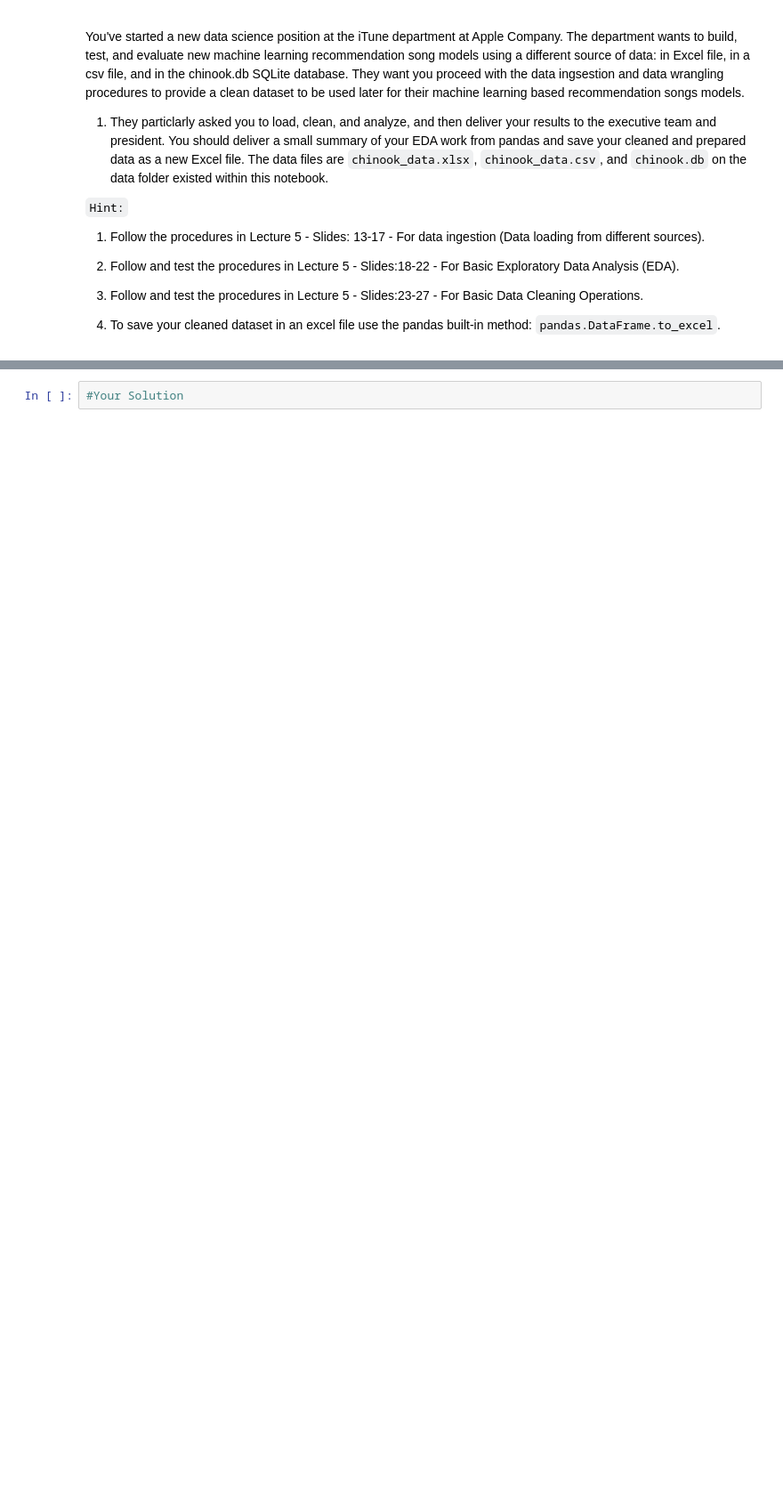
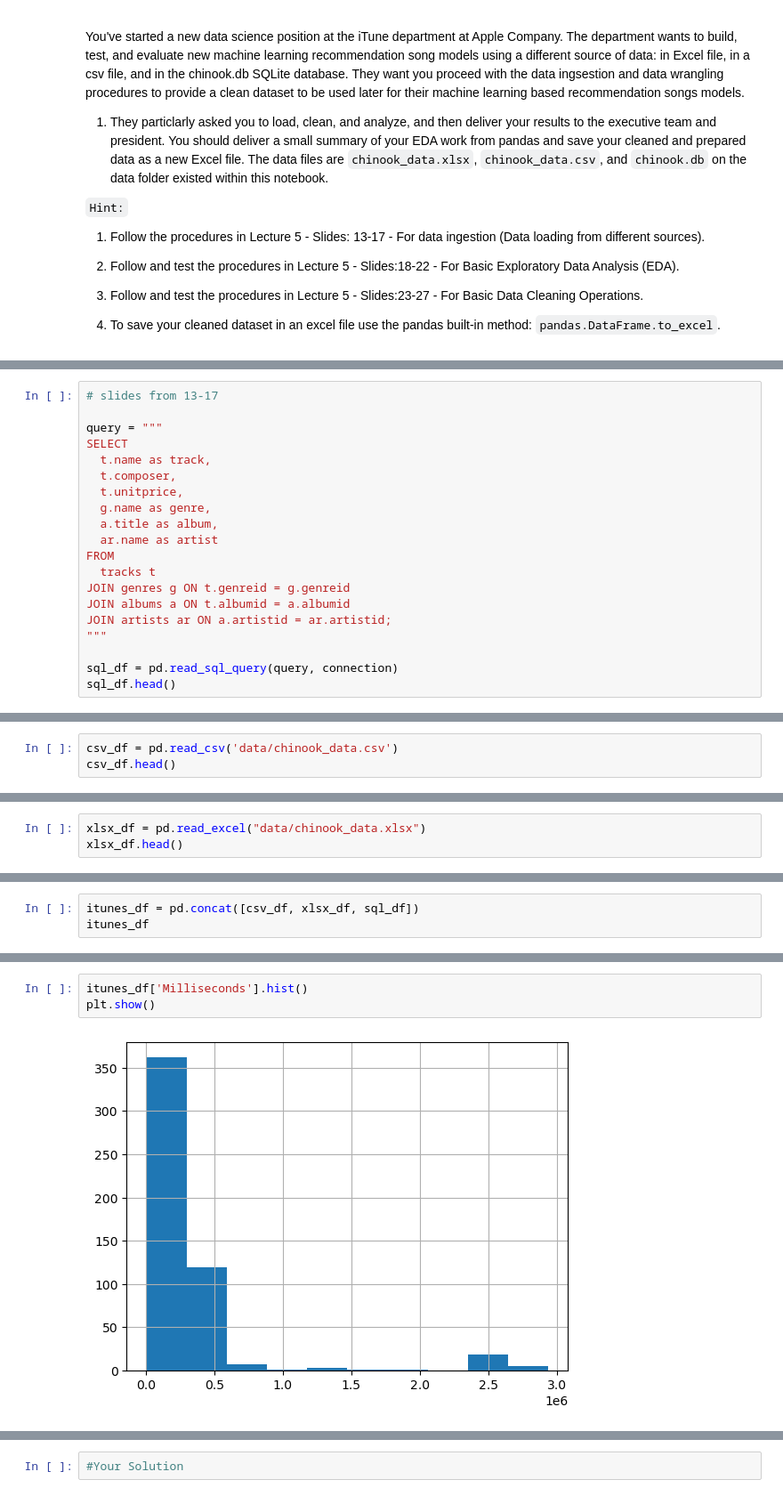
Before and after one commit to amaliahm/SEDS_Labs, a Jupyter notebook: SEDS_Lab5/SEDS_Lab5.ipynb, the cells around one changed output, grey strips where cells are left out. Shown at 89% size. Cells and saved outputs as stored; diff of their text form; blank space fills up the shorter version.

```diff
--- a/SEDS_Lab5/SEDS_Lab5.ipynb
+++ b/SEDS_Lab5/SEDS_Lab5.ipynb
@@ -41,0 +81,20 @@ You should deliver a small summary of your EDA work from pandas and save your cl
+# %%
+# slides from 13-17
+
+query = """
+SELECT
+  t.name as track,
+  t.composer,
+  t.unitprice,
+  g.name as genre,
+  a.title as album,
+  ar.name as artist
+FROM
+  tracks t
+JOIN genres g ON t.genreid = g.genreid
+JOIN albums a ON t.albumid = a.albumid
+JOIN artists ar ON a.artistid = ar.artistid;
+"""
+
+sql_df = pd.read_sql_query(query, connection)
+sql_df.head()
@@ -41,0 +108,3 @@ You should deliver a small summary of your EDA work from pandas and save your cl
+# %%
+csv_df = pd.read_csv('data/chinook_data.csv')
+csv_df.head()
@@ -41,0 +118,3 @@ You should deliver a small summary of your EDA work from pandas and save your cl
+# %%
+xlsx_df = pd.read_excel("data/chinook_data.xlsx")
+xlsx_df.head()
@@ -41,0 +128,3 @@ You should deliver a small summary of your EDA work from pandas and save your cl
+# %%
+itunes_df = pd.concat([csv_df, xlsx_df, sql_df])
+itunes_df
@@ -41,0 +266,5 @@ You should deliver a small summary of your EDA work from pandas and save your cl
+# %%
+itunes_df['Milliseconds'].hist()
+plt.show()
+# %% [output]
+[figure, added]
```
Also changed, not shown: parts of 30 cells of this notebook, 1 other file.
